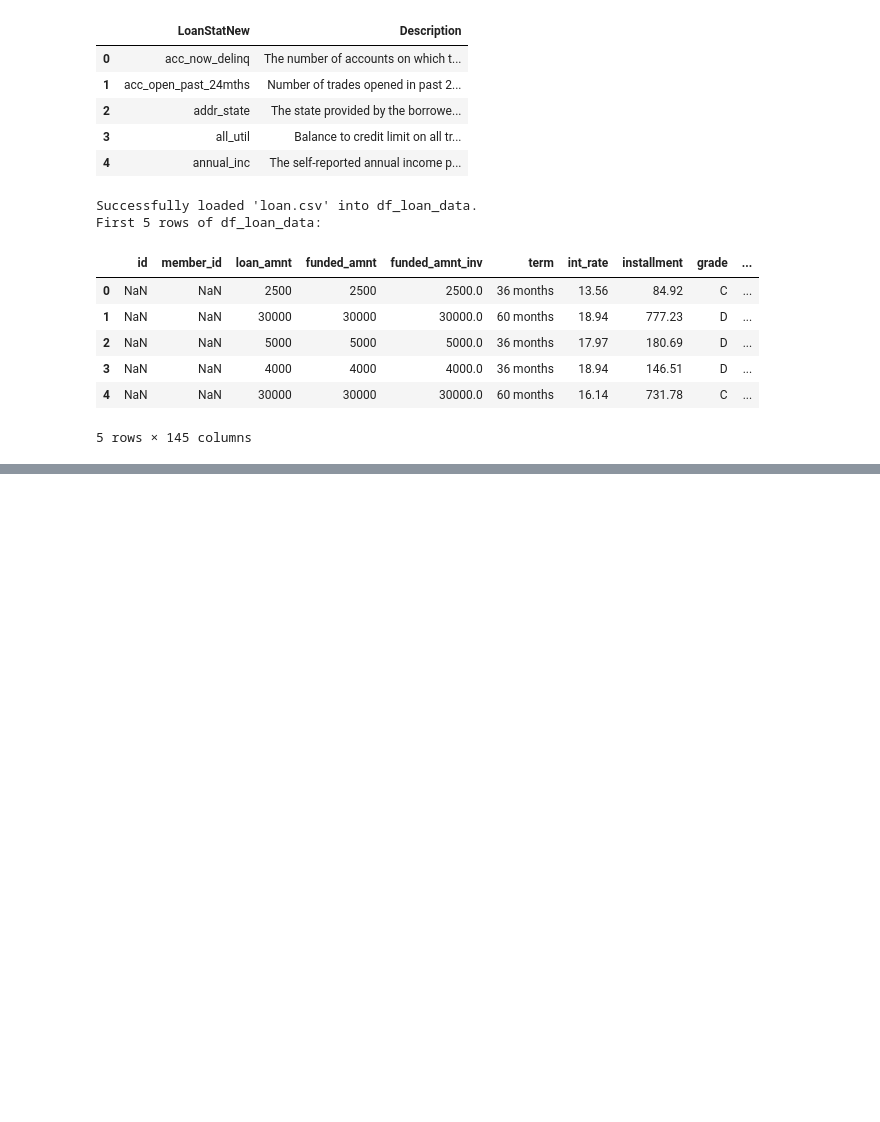
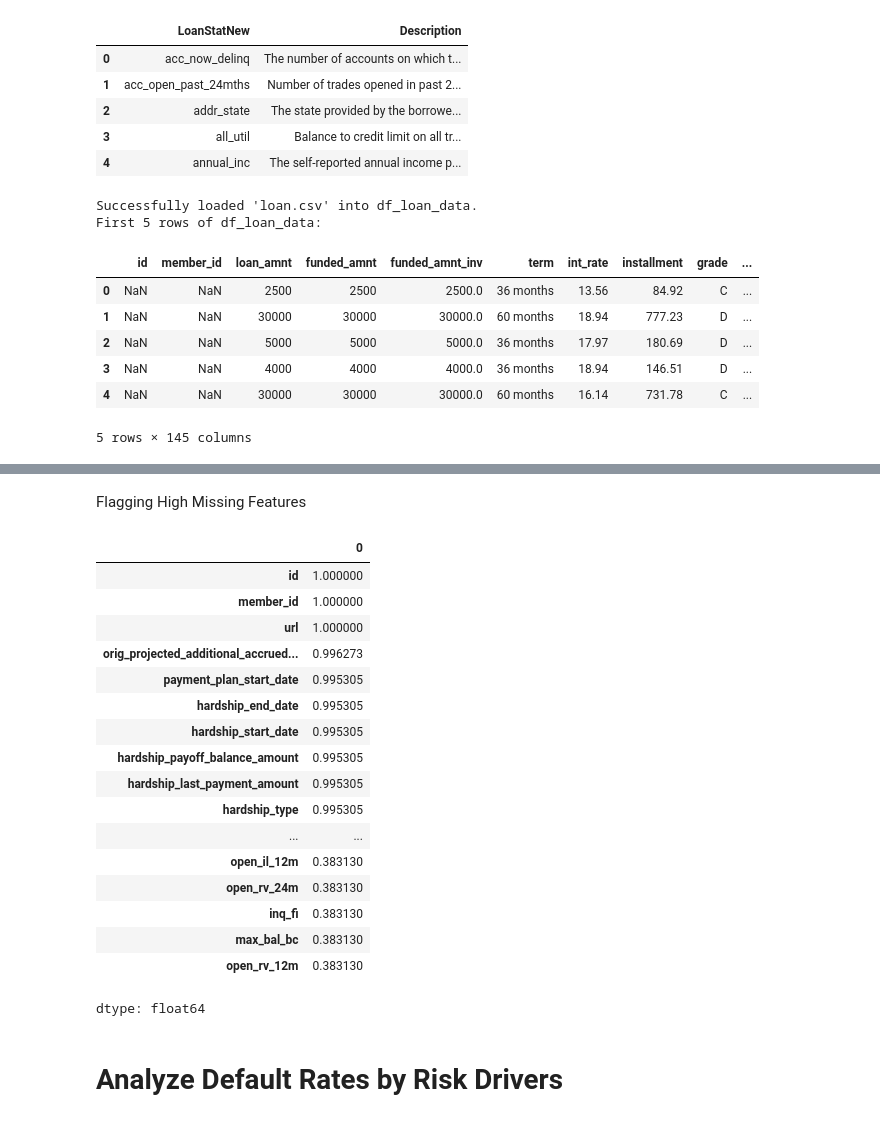
Before and after one commit to rltruter/Credit-Risk-Baseline, a Jupyter notebook: Credit_Risk_Baseline_EDA.ipynb, the cells around one changed output, grey strips where cells are left out. Cells and saved outputs as stored; diff of their text form; code cells hidden in the pictures; blank space fills up the shorter version.

```diff
--- a/Credit_Risk_Baseline_EDA.ipynb
+++ b/Credit_Risk_Baseline_EDA.ipynb
@@ -73,0 +141,25 @@ First 5 rows of df_loan_data:
+# %% [markdown]
+Flagging High Missing Features
+# %%
+missing[missing > 0.3]
+# %% [output]
+|  | 0 |
+| id | 1.000000 |
+| member_id | 1.000000 |
+| url | 1.000000 |
+| orig_projected_additional_accrued... | 0.996273 |
+| payment_plan_start_date | 0.995305 |
+| hardship_end_date | 0.995305 |
+| hardship_start_date | 0.995305 |
+| hardship_payoff_balance_amount | 0.995305 |
+| hardship_last_payment_amount | 0.995305 |
+| hardship_type | 0.995305 |
+| ... | ... |
+| open_il_12m | 0.383130 |
+| open_rv_24m | 0.383130 |
+| inq_fi | 0.383130 |
+| max_bal_bc | 0.383130 |
+| open_rv_12m | 0.383130 |
+dtype: float64
+# %% [markdown]
+# Analyze Default Rates by Risk Drivers
```
Also changed, not shown: parts of 13 cells of this notebook.
